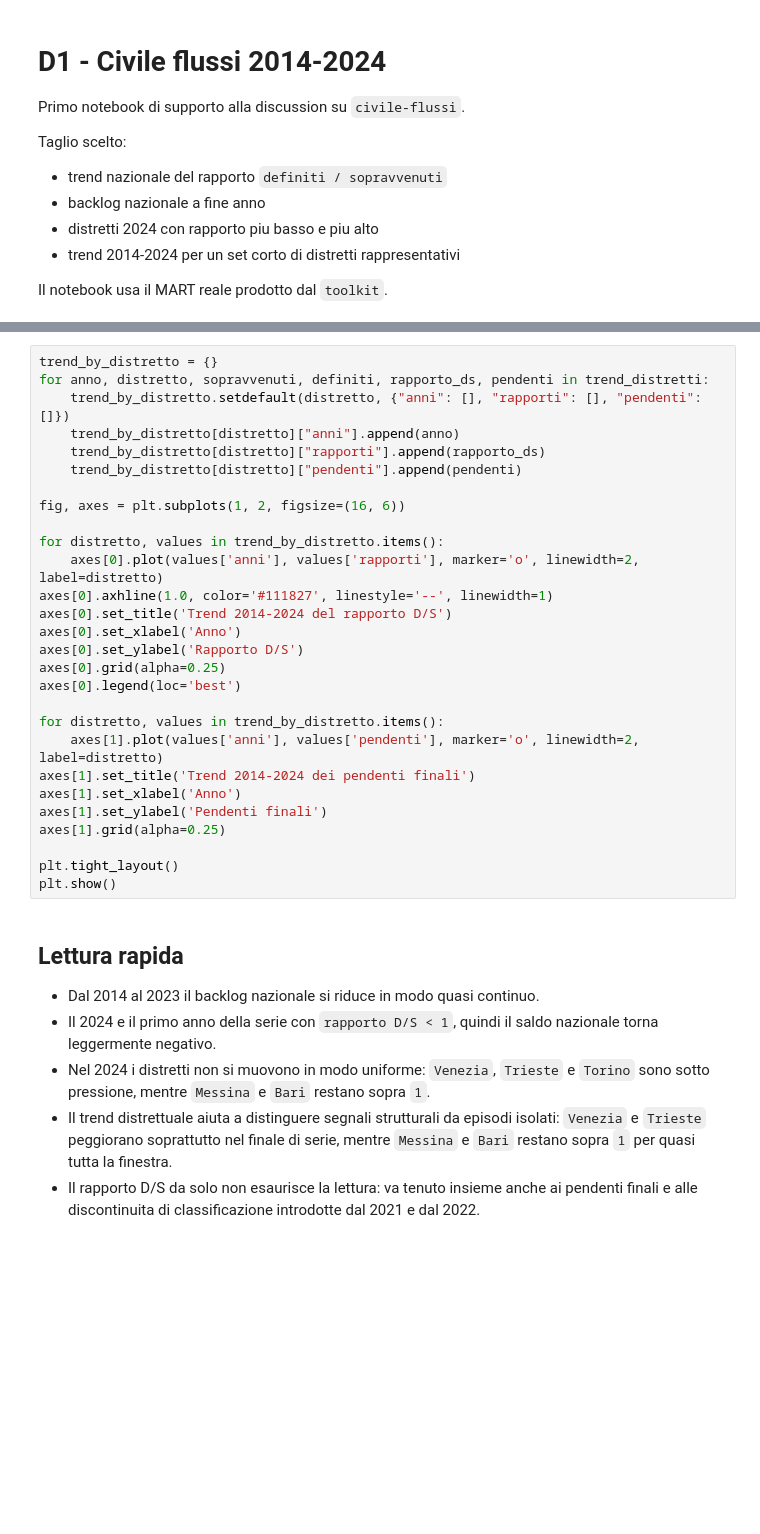
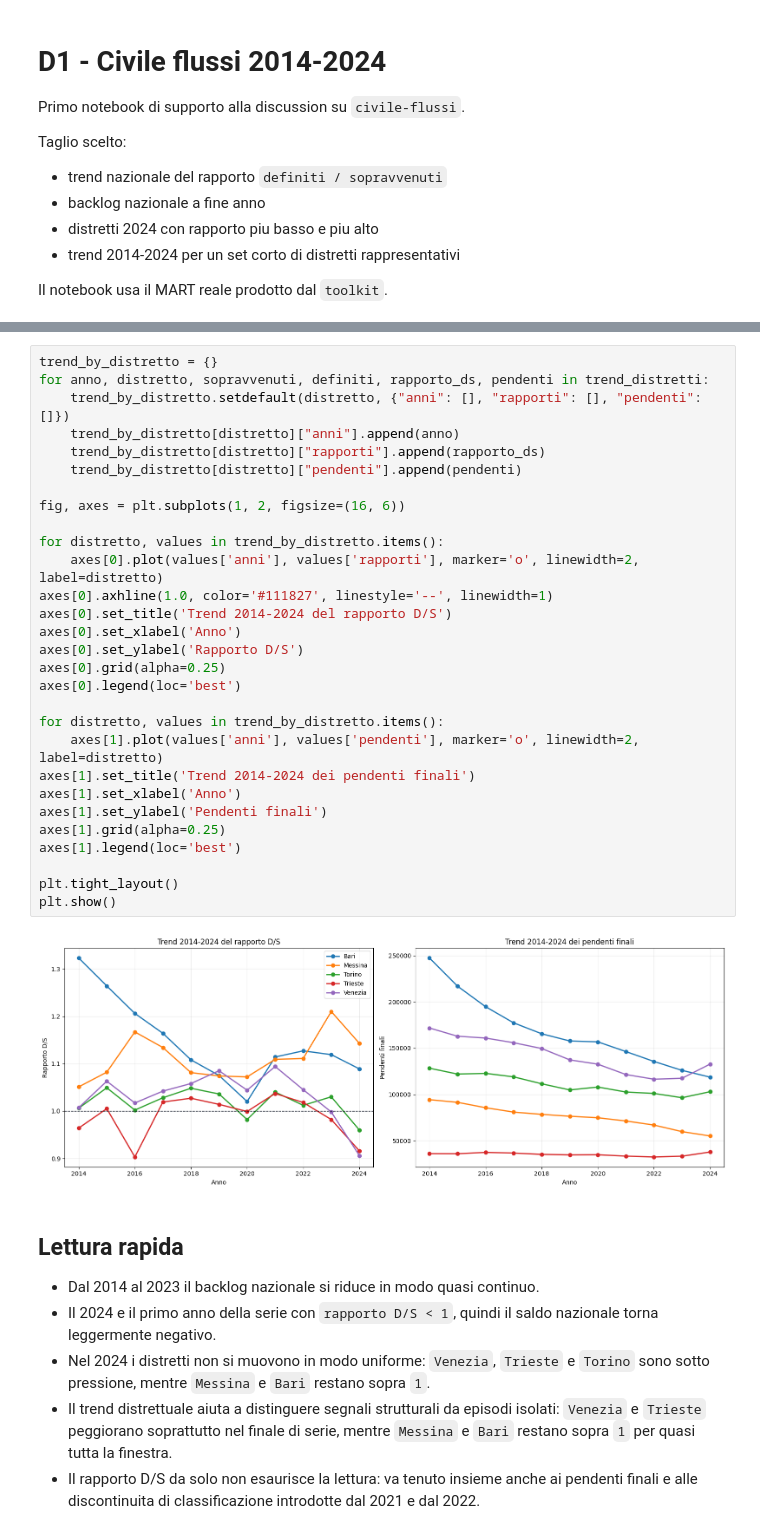
Before and after one commit to dataciviclab/dataset-incubator, a Jupyter notebook: preprojects/project_candidates/civile-flussi/notebooks/d1_trend_nazionale_distretti_2014_2024.ipynb, the cells around one changed output, grey strips where cells are left out. Drawn from its saved outputs; the diff is of its cells as text; blank space fills up the shorter version.

Commit message:
fix: polish civile flussi notebook tables and legend

```diff
--- a/preprojects/project_candidates/civile-flussi/notebooks/d1_trend_nazionale_distretti_2014_2024.ipynb
+++ b/preprojects/project_candidates/civile-flussi/notebooks/d1_trend_nazionale_distretti_2014_2024.ipynb
@@ -174,31 +285,34 @@ plt.show()
 # %%
 trend_by_distretto = {}
 for anno, distretto, sopravvenuti, definiti, rapporto_ds, pendenti in trend_distretti:
     trend_by_distretto.setdefault(distretto, {"anni": [], "rapporti": [], "pendenti": []})
     trend_by_distretto[distretto]["anni"].append(anno)
     trend_by_distretto[distretto]["rapporti"].append(rapporto_ds)
     trend_by_distretto[distretto]["pendenti"].append(pendenti)
 
 fig, axes = plt.subplots(1, 2, figsize=(16, 6))
 
 for distretto, values in trend_by_distretto.items():
     axes[0].plot(values['anni'], values['rapporti'], marker='o', linewidth=2, label=distretto)
 axes[0].axhline(1.0, color='#111827', linestyle='--', linewidth=1)
 axes[0].set_title('Trend 2014-2024 del rapporto D/S')
 axes[0].set_xlabel('Anno')
 axes[0].set_ylabel('Rapporto D/S')
 axes[0].grid(alpha=0.25)
 axes[0].legend(loc='best')
 
 for distretto, values in trend_by_distretto.items():
     axes[1].plot(values['anni'], values['pendenti'], marker='o', linewidth=2, label=distretto)
 axes[1].set_title('Trend 2014-2024 dei pendenti finali')
 axes[1].set_xlabel('Anno')
 axes[1].set_ylabel('Pendenti finali')
 axes[1].grid(alpha=0.25)
+axes[1].legend(loc='best')
 
 plt.tight_layout()
 plt.show()
+# %% [output]
+[figure, added]
 # %% [markdown]
 ## Lettura rapida
 
```
Also changed, not shown: parts of 5 cells of this notebook.
